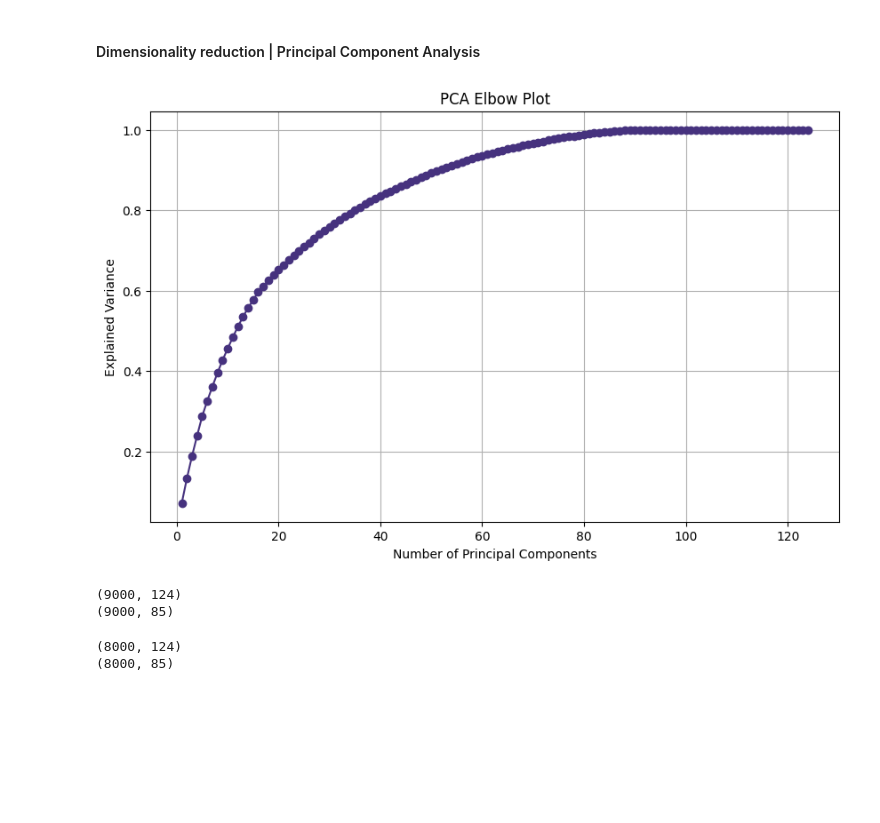
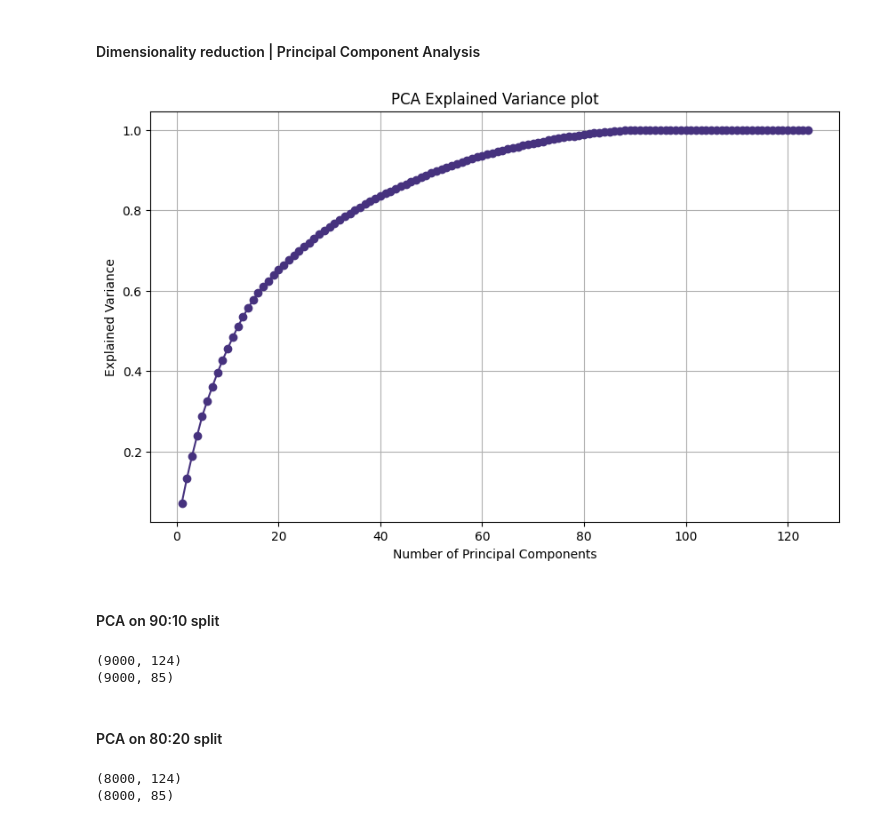
Before and after one commit to Lughaidh-w/Airline-Customer-Satisfaction, a Jupyter notebook: CA1.ipynb, the cells around one changed output. Drawn from its saved outputs; the diff is of its cells as text; code cells hidden in the pictures; blank space fills up the shorter version.

```diff
--- a/CA1.ipynb
+++ b/CA1.ipynb
@@ -827,23 +844,25 @@ X_train_30: (7000, 124) X_test_30: (3000, 124) y_train_30: (7000,) y_test_30: (3
 # %%
 # plotting PCA on sample
 num_components = min(X_prepared_sample.shape[0], X_prepared_sample.shape[1])
 explained_variance = np.zeros(num_components)
 
 for i in range(1, num_components + 1):
     pca = PCA(n_components=i)
     pca.fit(X_prepared_sample)
     explained_variance[i - 1] = np.sum(pca.explained_variance_ratio_)
 
 
 plt.figure(figsize=(10, 6))
 plt.plot(range(1, num_components + 1), explained_variance, marker='o')
-plt.title('PCA Elbow Plot')
+plt.title('PCA Explained Variance plot')
 plt.xlabel('Number of Principal Components')
 plt.ylabel('Explained Variance')
 plt.grid(True)
 plt.show()
 # %% [output]
-[figure, old version]
+[figure, new version]
+# %% [markdown]
+#### PCA on 90:10 split
 # %%
 # using 99.5% variance as the elbow is hard to see.. it uses 75 components which seems right
 # pca 99.5% variance
@@ -858,5 +877,7 @@ print(X_train_pca_10.shape)
 # %% [output]
 (9000, 124)
 (9000, 85)
+# %% [markdown]
+#### PCA on 80:20 split
 # %%
 # pca 99.5% variance
```
Also changed, not shown: parts of 23 cells of this notebook, 1 other file.
